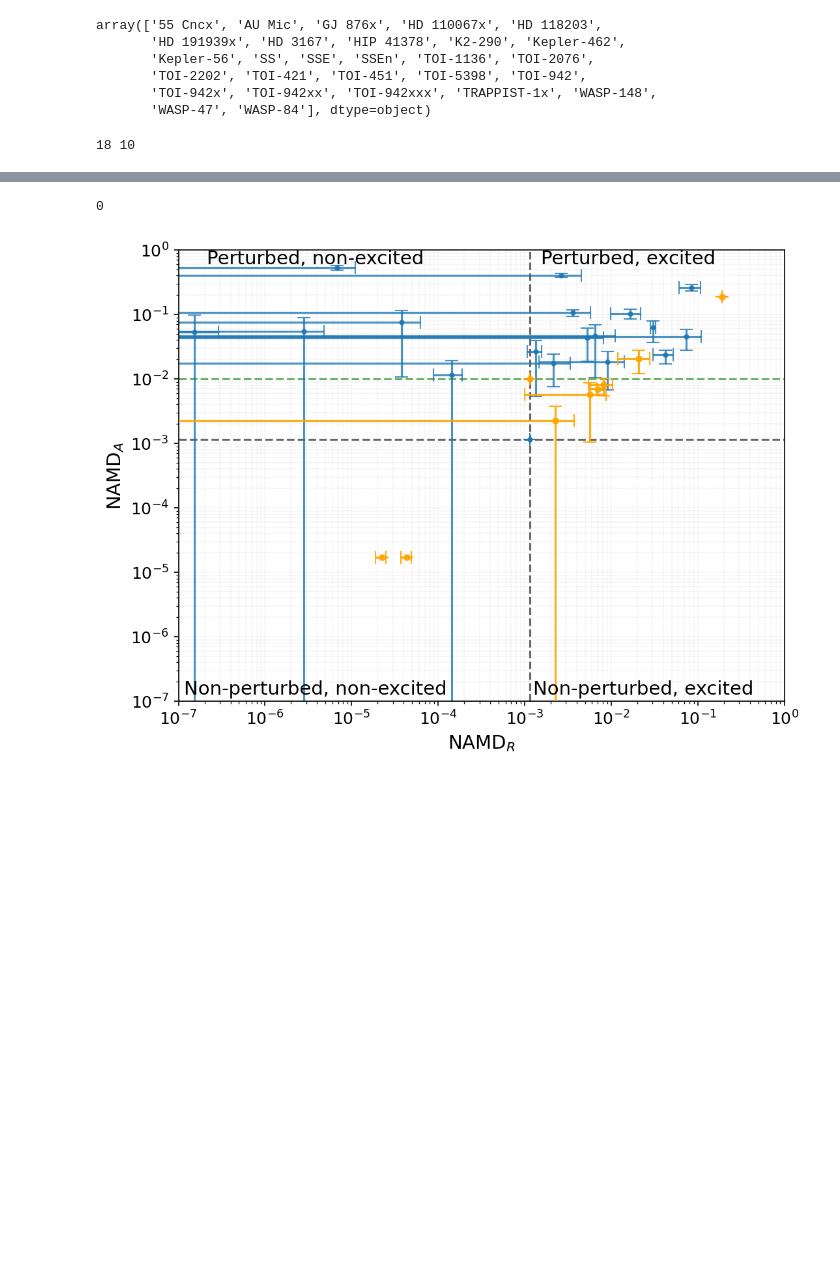
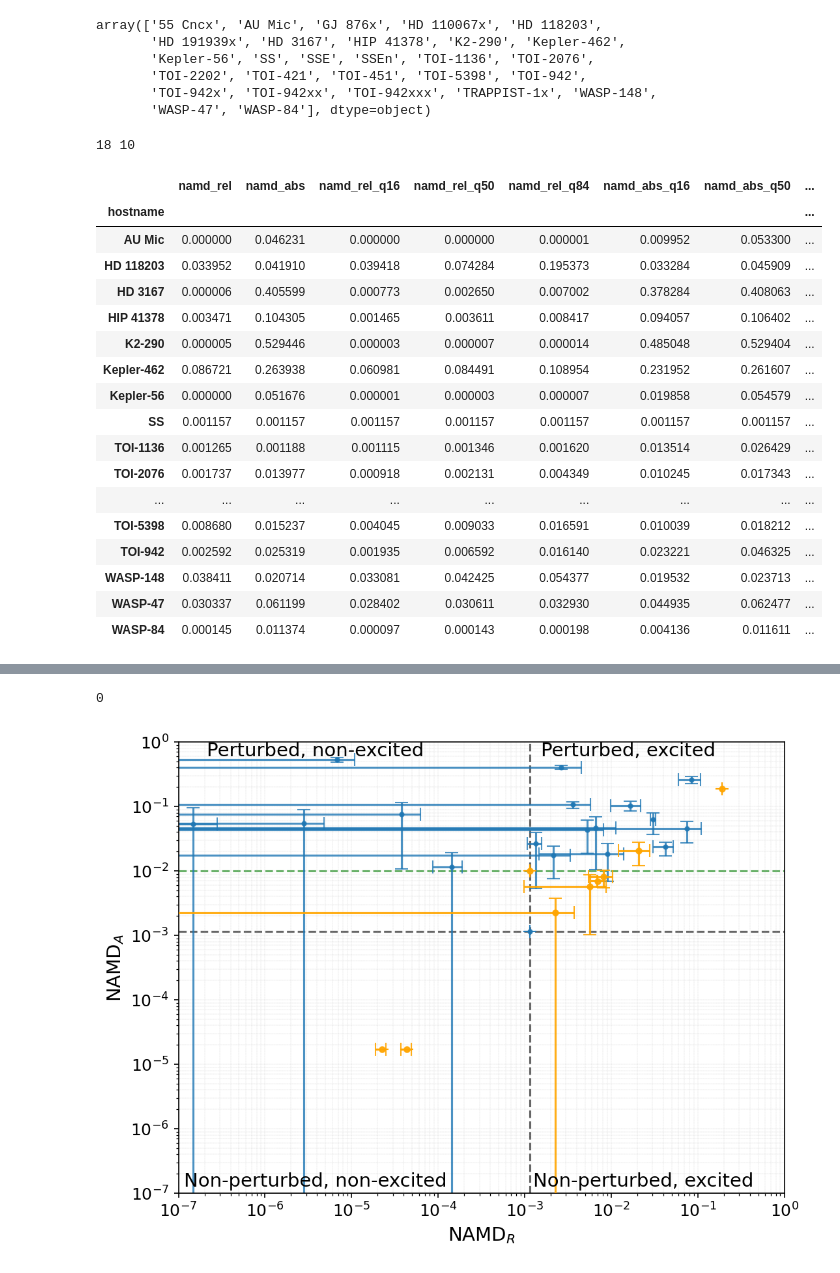
Before and after one commit to abocchieri/ExoNAMD, a Jupyter notebook: notebook/paper_fig2-4.ipynb, the cells around one changed output, grey strips where cells are left out. Drawn from its saved outputs; the diff is of its cells as text; code cells hidden in the pictures; blank space fills up the shorter version.

```diff
--- a/notebook/paper_fig2-4.ipynb
+++ b/notebook/paper_fig2-4.ipynb
@@ -265,6 +295,29 @@ df_namd_fake = (
 print(len(df_namd_plot), len(df_namd_fake))
 # %% [output]
 18 10
+# %%
+# df_namd_plot
+# print with 5 decimals
+df_namd_plot.round(6)
+# %% [output]
+|  | namd_rel | namd_abs | namd_rel_q16 | namd_rel_q50 | namd_rel_q84 | namd_abs_q16 | namd_abs_q50 | ... |
+| hostname |  |  |  |  |  |  |  | ... |
+| AU Mic | 0.000000 | 0.046231 | 0.000000 | 0.000000 | 0.000001 | 0.009952 | 0.053300 | ... |
+| HD 118203 | 0.033952 | 0.041910 | 0.039418 | 0.074284 | 0.195373 | 0.033284 | 0.045909 | ... |
+| HD 3167 | 0.000006 | 0.405599 | 0.000773 | 0.002650 | 0.007002 | 0.378284 | 0.408063 | ... |
+| HIP 41378 | 0.003471 | 0.104305 | 0.001465 | 0.003611 | 0.008417 | 0.094057 | 0.106402 | ... |
+| K2-290 | 0.000005 | 0.529446 | 0.000003 | 0.000007 | 0.000014 | 0.485048 | 0.529404 | ... |
+| Kepler-462 | 0.086721 | 0.263938 | 0.060981 | 0.084491 | 0.108954 | 0.231952 | 0.261607 | ... |
+| Kepler-56 | 0.000000 | 0.051676 | 0.000001 | 0.000003 | 0.000007 | 0.019858 | 0.054579 | ... |
+| SS | 0.001157 | 0.001157 | 0.001157 | 0.001157 | 0.001157 | 0.001157 | 0.001157 | ... |
+| TOI-1136 | 0.001265 | 0.001188 | 0.001115 | 0.001346 | 0.001620 | 0.013514 | 0.026429 | ... |
+| TOI-2076 | 0.001737 | 0.013977 | 0.000918 | 0.002131 | 0.004349 | 0.010245 | 0.017343 | ... |
+| ... | ... | ... | ... | ... | ... | ... | ... | ... |
+| TOI-5398 | 0.008680 | 0.015237 | 0.004045 | 0.009033 | 0.016591 | 0.010039 | 0.018212 | ... |
+| TOI-942 | 0.002592 | 0.025319 | 0.001935 | 0.006592 | 0.016140 | 0.023221 | 0.046325 | ... |
+| WASP-148 | 0.038411 | 0.020714 | 0.033081 | 0.042425 | 0.054377 | 0.019532 | 0.023713 | ... |
+| WASP-47 | 0.030337 | 0.061199 | 0.028402 | 0.030611 | 0.032930 | 0.044935 | 0.062477 | ... |
+| WASP-84 | 0.000145 | 0.011374 | 0.000097 | 0.000143 | 0.000198 | 0.004136 | 0.011611 | ... |
 # %%
 df_namd_fake
 # %% [output]
```
Also changed, not shown: parts of 11 cells of this notebook, 2 other files.
